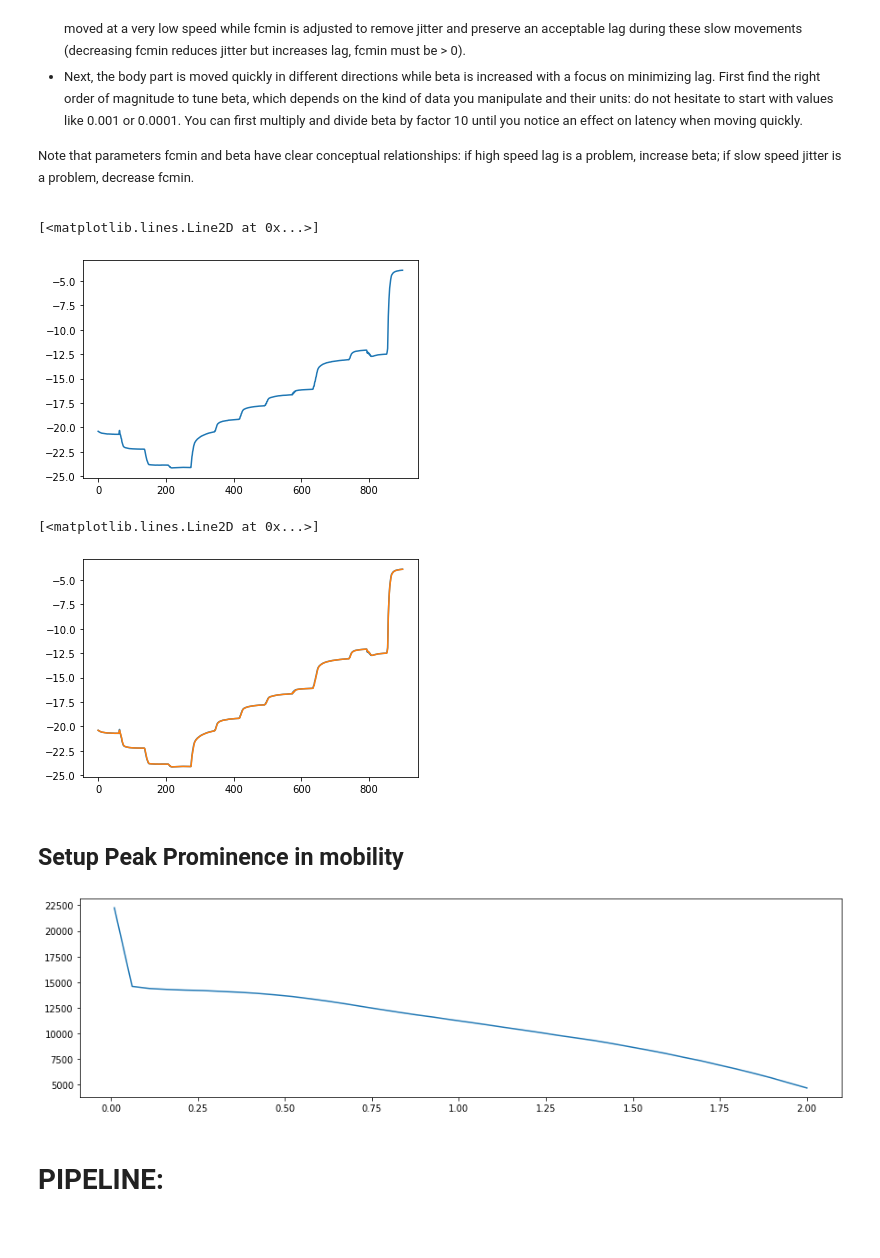
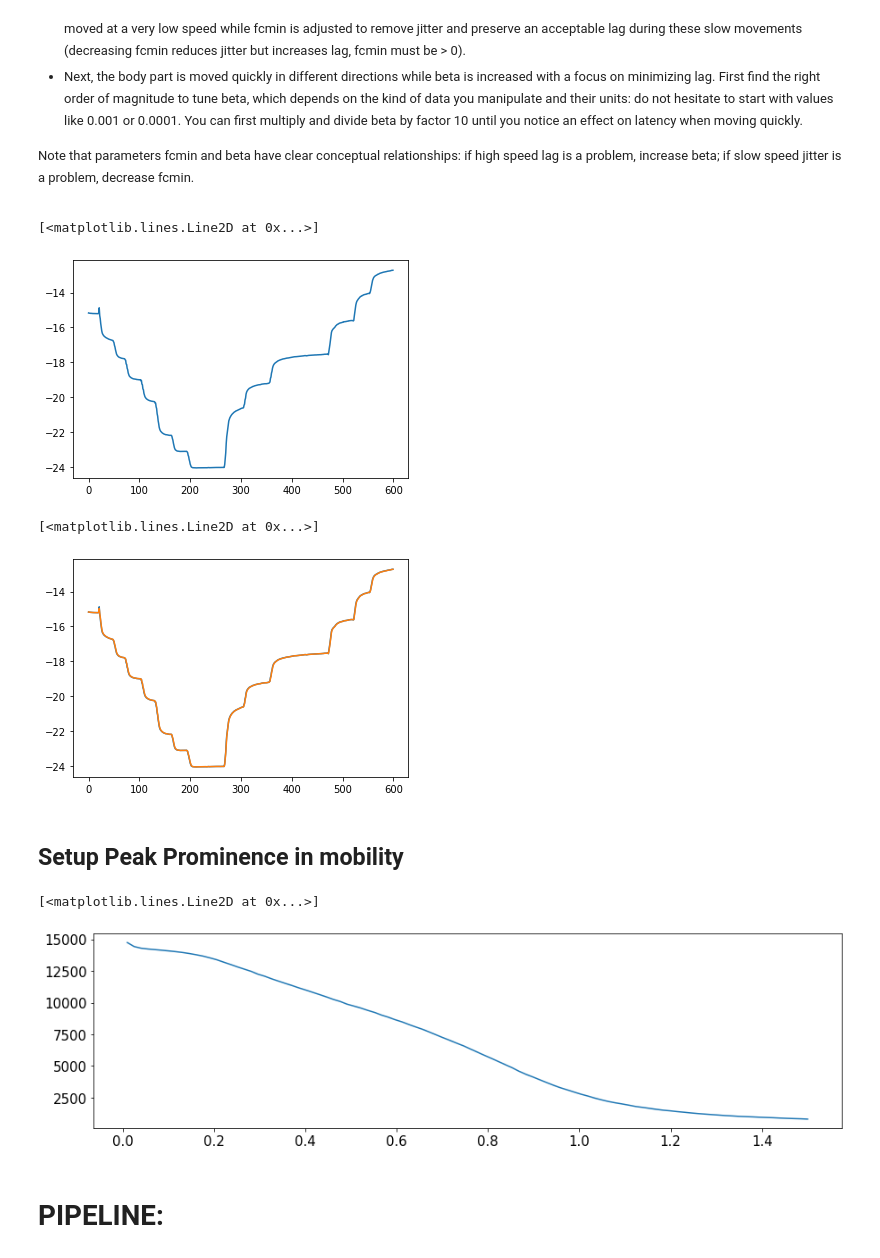
Before and after one commit to orger-lab/megabouts, a Jupyter notebook: megabouts/super_resolution_pipeline.ipynb, the cells around one changed output. Cells and saved outputs as stored; diff of their text form; code cells hidden in the pictures.

```diff
--- a/megabouts/super_resolution_pipeline.ipynb
+++ b/megabouts/super_resolution_pipeline.ipynb
@@ -78,7 +78,7 @@ df.head(10)
 from super_resolution.downsampling import convert_duration,create_downsampling_function
 # %%
 # Downsample:
-new_fps = 90
+new_fps = 60
 downsampling_f, Duration_after_Downsampling,t,tnew = create_downsampling_function(new_fps,duration_original=len(x),original_fps=700)
 x_sub = downsampling_f(x,axis = 0)
 y_sub = downsampling_f(y,axis = 0)
@@ -130,7 +130,7 @@ x_,y_,angle_ = x_sub[IdSt:IdSt+Duration],y_sub[IdSt:IdSt+Duration],body_angle_su
 plt.plot(x_)
 # %% [output]
 [<matplotlib.lines.Line2D at 0x...>]
-[figure, old version]
+[figure, new version]
 # %%
 fc_min,beta = 20,1
 x_clean = one_euro_filter(x_,fc_min,beta,new_fps)
@@ -142,7 +142,7 @@ plt.plot(x_[IdSt:IdSt+Duration])
 plt.plot(x_clean[IdSt:IdSt+Duration])
 # %% [output]
 [<matplotlib.lines.Line2D at 0x...>]
-[figure, old version]
+[figure, new version]
 # %%
 # Clean full data using set parameters:
 fc_min,beta = 20,1
@@ -170,20 +169,17 @@ traj_speed[np.isnan(traj_speed)]=0
 mobility = compute_mobility(traj_speed,Lag_dt=Lag_dt,fps=new_fps)
 # %%
 # Number of peak as function of prominence:
-prom_para = np.linspace(0.01,2,40)
+prom_para = np.linspace(0.01,1.5,100)
 num_peaks = np.zeros_like(prom_para)
 for i,pro in enumerate(prom_para):
     peaks, _ = find_peaks(mobility,distance=Bout_Duration,prominence=pro)
     num_peaks[i] = len(peaks)
 
 plt.figure(figsize=(15,4))
 plt.plot(prom_para,num_peaks)
-Bout_Duration
-peaks, _ = find_peaks(mobility,distance=Bout_Duration,prominence=0.25)
-peaks_bin = np.zeros(tail_angle_sub.shape[0])
-peaks_bin[peaks]=1
 # %% [output]
+[<matplotlib.lines.Line2D at 0x...>]
-[figure, old version]
+[figure, new version]
 # %% [markdown]
 # PIPELINE:
 # %%
```
Also changed, not shown: parts of 27 cells of this notebook, 11 other files.
